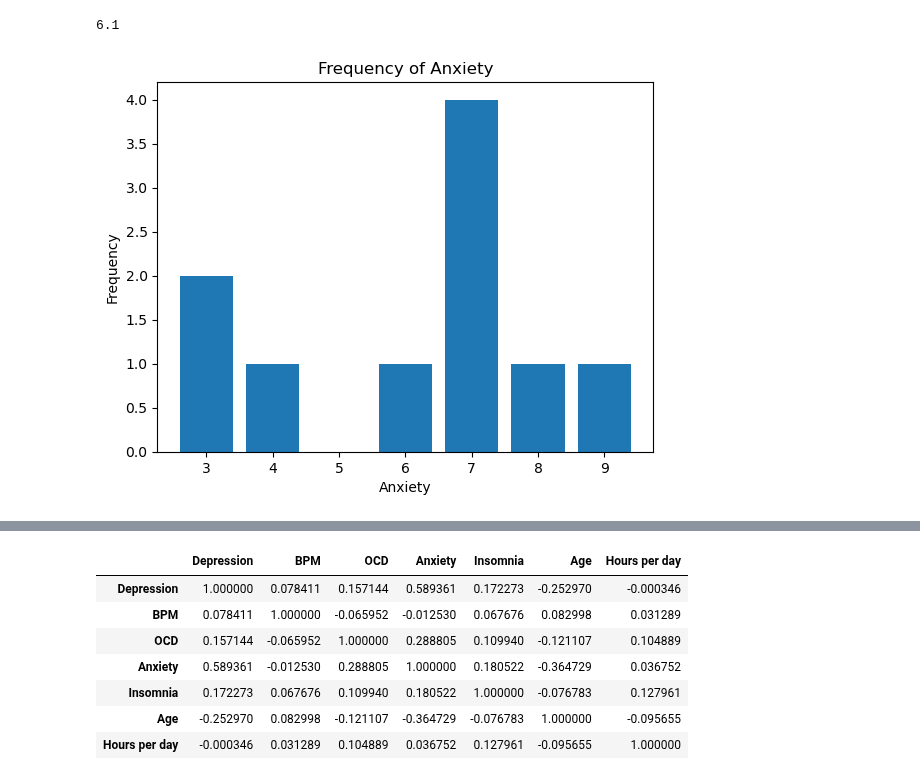
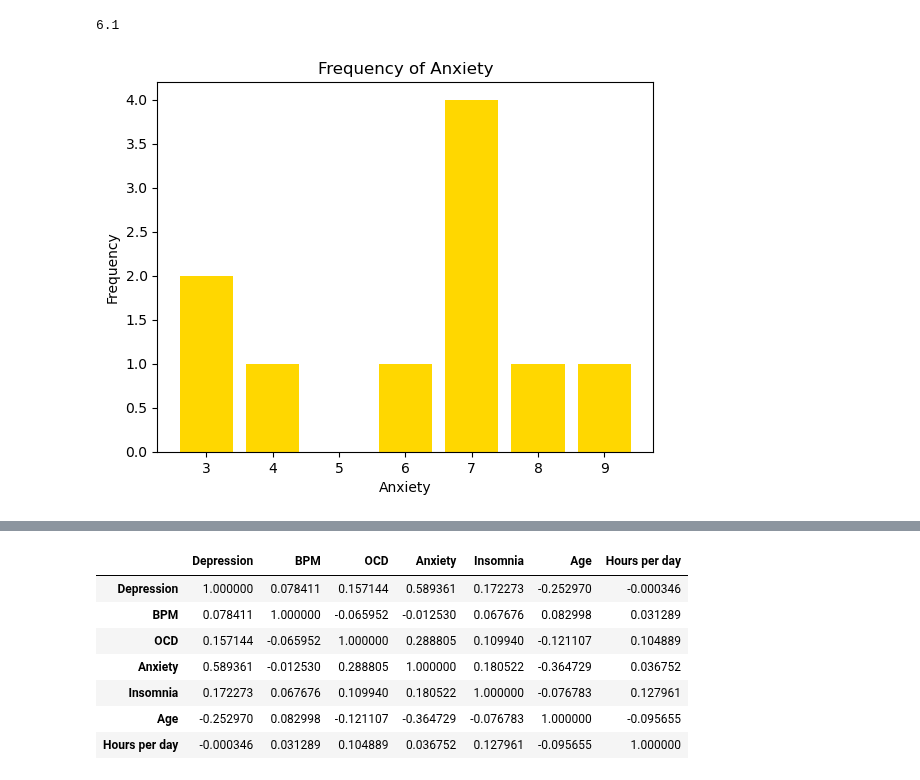
Before and after one commit to jdanielle12/project1, a Jupyter notebook: music_and_mental_health.ipynb, the cells around one changed output, grey strips where cells are left out. Drawn from its saved outputs; the diff is of its cells as text; code cells hidden in the pictures.

```diff
--- a/music_and_mental_health.ipynb
+++ b/music_and_mental_health.ipynb
@@ -107,12 +107,12 @@ print(average_anxiety)
 # %%
 # View graphs on the distribution of the sample data
 # Anxiety
 anxiety_dist = df_lofi['Anxiety']
 freq_anx_counts = anxiety_dist.value_counts()
-plt.bar(freq_anx_counts.index, freq_anx_counts.values)
+plt.bar(freq_anx_counts.index, freq_anx_counts.values, color="gold")
 plt.xlabel('Anxiety')
 plt.ylabel('Frequency')
 plt.title('Frequency of Anxiety')
 plt.show()
 # %% [output]
-[figure, old version]
+[figure, new version]
```
Also changed, not shown: parts of 10 cells of this notebook.
